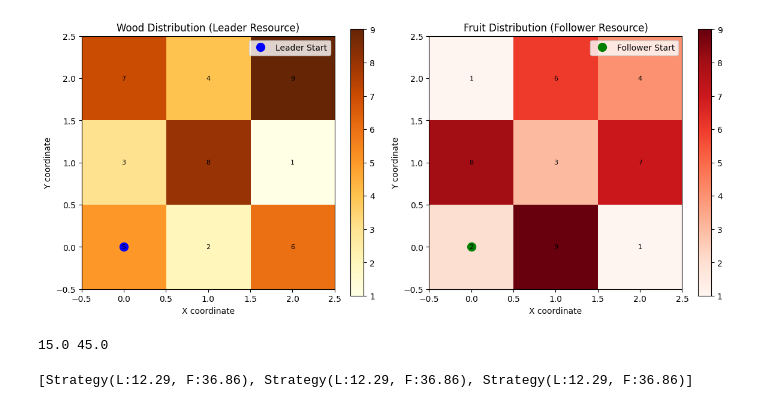
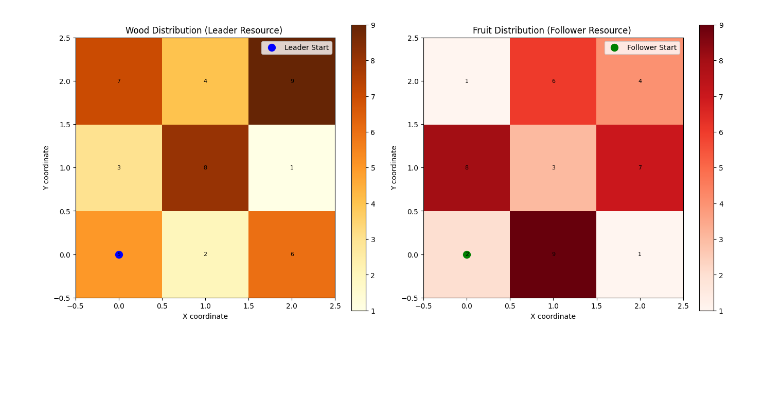
Before and after one commit to Prog-Neuro-Com/Stackelberg-MDP-Game, a Jupyter notebook: quick_start.ipynb, the cells around one changed output. Drawn from its saved outputs; the diff is of its cells as text; code cells hidden in the pictures; blank space fills up the shorter version.

```diff
--- a/quick_start.ipynb
+++ b/quick_start.ipynb
@@ -1,47 +1,25 @@
 # %%
-from src.forest_game import ForestCollectionMDP, StackelbergForestSolver
+from src.forest_game import ForestCollectionMDP
 import numpy as np
 
 # Create custom forest map
 forest_map = np.array([
     [[5, 2], [3, 8], [7, 1]],
     [[2, 9], [8, 3], [4, 6]],
     [[6, 1], [1, 7], [9, 4]]
 ])
 
 # Initialize game
 game = ForestCollectionMDP(
     grid_size=(3, 3),
     forest_map=forest_map,
     leader_start=(0, 0),
     follower_start=(0, 0),
     max_steps_leader=5,
     max_steps_follower=5
 )
 
 # Visualize the forest
 game.visualize_forest()
-
-# Solve for equilibrium
-solver = StackelbergForestSolver(game)
-leader_payoff, follower_payoff = solver.evaluate_strategy_profile({})
-print(leader_payoff, follower_payoff)
 # %% [output]
-[figure, old version]
+[figure, new version]
-15.0 45.0
-# %%
-from src.solvers.stackelberg_solver import StackelbergSolver, ThreatType
-
-solver = StackelbergSolver(game)
-# Find equilibria with different threats
-equilibria = solver.find_stackelberg_equilibrium([
-    ThreatType.NO_THREAT,
-    ThreatType.FRUIT_AVOIDANCE,
-    ThreatType.PUNISHMENT
-])
-
-print(equilibria)
-# Analyze threat credibility
-# credibility = solver.analyze_threat_credibility(leader_policy)
-# %% [output]
-[Strategy(L:12.29, F:36.86), Strategy(L:12.29, F:36.86), Strategy(L:12.29, F:36.86)]
```
Also changed, not shown: parts of 1 cell of this notebook, 3 other files.
